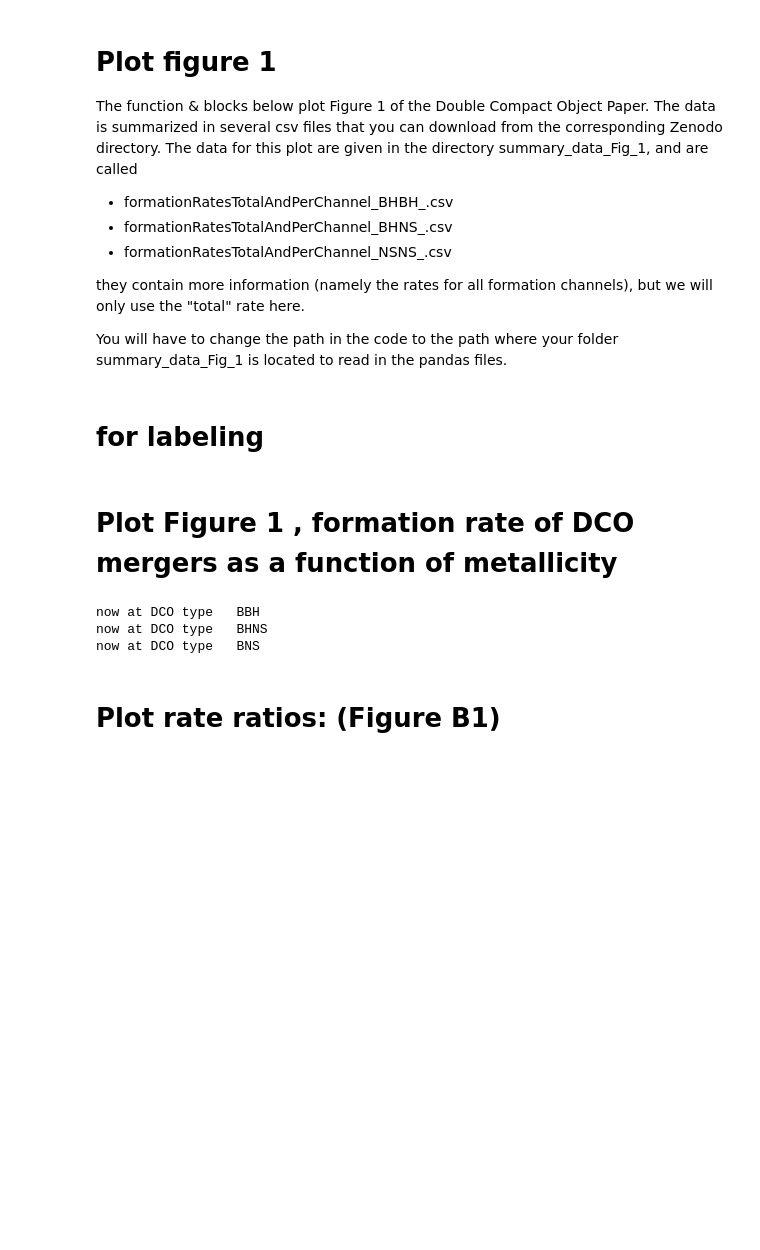
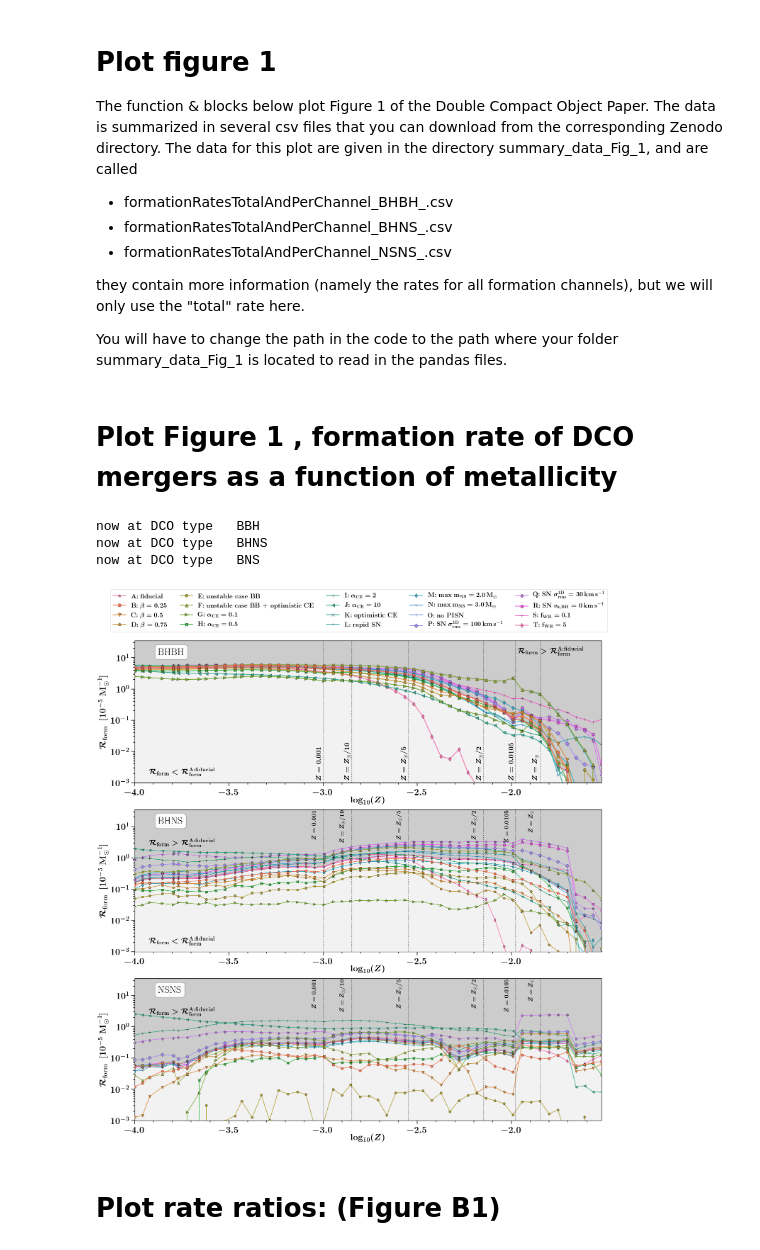
Before and after one commit to FloorBroekgaarden/Double-Compact-Object-Mergers, a Jupyter notebook: plottingCode/Fig_1_and_Fig_A1/make_Fig_1_and_Fig_A1.ipynb, the cells around one changed output. Cells and saved outputs as stored; diff of their text form; code cells hidden in the pictures; blank space fills up the shorter version.

Commit message:
cleaned scripts to make Fig 1, deleted figurs that were old

```diff
--- a/plottingCode/Fig_1_and_Fig_A1/make_Fig_1_and_Fig_A1.ipynb
+++ b/plottingCode/Fig_1_and_Fig_A1/make_Fig_1_and_Fig_A1.ipynb
@@ -103,2 +29,0 @@ def plotFormationChannelsPerMetallicitySingle(axe=[], metallicities=[0.001, 0.33
-# %% [markdown]
-# for labeling
@@ -128,30 +30,33 @@ def plotFormationChannelsPerMetallicitySingle(axe=[], metallicities=[0.001, 0.33
 # %% [markdown]
 # Plot Figure 1 , formation rate of DCO mergers as a function of metallicity
 # %%
-# In a pyramid shape
+
 
 def Reverse(lst):
     return [ele for ele in reversed(lst)]
 
 
-def plotFormationRatePerZ(pathCSVfile='/summary_data_Fig_1', alphabetDirDict=alphabetDirDict):
+def plotFormationRatePerZ(pathCSVfile='../dataFiles/summary_data_Fig_1/', alphabetDirDict=alphabetDirDict):
+    """ plots the formation yield of BHBH, BHNS and NSNS as a function of metallicity
+    it uses as input the formationRatesTotalAndPerChannel datafiles (see Zenodo for files) that
+    should be located in the user-specified directory pathCSVfile
+    alphabetDirDict are the names of the simulated data that one wants to plot,
+    """
 
-
-    ncols=1
-    nrows=3
-    f, ax= plt.subplots(ncols=ncols,nrows=nrows,figsize=(20,20),
+    ncols, nrows = 1, 3  # set figure size and properties
+    f, ax = plt.subplots(ncols=ncols, nrows=nrows, figsize=(20,20),
                   gridspec_kw={"width_ratios":1*np.ones(ncols), "height_ratios":1*np.ones(nrows)})
 
 
 
 
     Types      = ['BBH', 'BHNS',  'BNS']
-    TypesLabels      = ['BHBH', 'BHNS',  'NSNS']
     markershapes = ["*", "o", "v",  "p", "H", "^", ">", 'X', "+","<", 'x', "3","d","1", "|", "D", "P", "X", "+", "d"]
     solar = 0.0142
 
     dictDCOtypeDCOlabel = {'BBH':'BHBH', 'BNS':'NSNS', 'BHNS':'BHNS', 'NSBH':'NSBH'}
 
+    # define metallicity array (these are the metallicities of the simulations)
     metallicities=[0.0001, 0.00011, 0.00012, 0.00014, 0.00016, 0.00017,\
            0.00019, 0.00022, 0.00024, 0.00027, 0.0003, 0.00034, \
            0.00037, 0.00042, 0.00047, 0.00052, 0.00058, 0.00065,\
@@ -160,7 +65,6 @@ def plotFormationRatePerZ(pathCSVfile='/summary_data_Fig_1', alphabetDirDict=alp
            0.00272, 0.00303, 0.00339, 0.00378, 0.00422, 0.00471, \
            0.00526, 0.00587, 0.00655, 0.00732, 0.00817, 0.00912, \
            0.01018, 0.01137, 0.01269, 0.01416, 0.01581, 0.01765, 0.01971, 0.022, 0.0244, 0.02705, 0.03]
-
     log10metallicities= np.log10(np.asarray(metallicities))
 
 
@@ -200,28 +104,24 @@ def plotFormationRatePerZ(pathCSVfile='/summary_data_Fig_1', alphabetDirDict=alp
             if ind_t==0:
                 lw=2
                 ms = 9
-            else:
-                lw=1.5
-                ms = 7
             axe.plot(log10metallicities, upperY*1e5, color=BPScolors[ind_m], \
                       lw=lw, alpha=1, marker=markershapes[ind_m], markersize=ms,markeredgecolor='k',mew=0.5,\
                             linestyle='-', zorder=zorderlist[ind_m], label=labelname)
 
 
-#             without gray lines, but with facecolor between fiducial
+            # add facecolor to indicate regions above and below fiducial formation yields
             if ind_m==0:
                 axe.fill_between(log10metallicities, (1E-3)*np.ones_like(upperY), upperY*1e5, color='gray', alpha=0.1)
                 axe.fill_between(log10metallicities,  upperY*1e5, (100)*np.ones_like(upperY),color='gray', alpha=0.4)
 
 
-
-
-        y_top=35
+        y_top=35  # max Y value to plot
         if ind_t ==0:
+            # get legend labels
             handles, labels = axe.get_legend_handles_labels()
 
 
-        # plot Z values for some fixed metallicities
+        # plot Z values for some fixed metallicities as vertical lines
 #         text_list = [r'$Z_{\rm{i}}=Z_{\odot}$', r'$Z_{\rm{i}}=Z_{\odot}/2$', \
 #                      r'$Z_{\rm{i}}=Z_{\odot}/5$',  r'$Z_{\rm{i}}=Z_{\odot}/10$',\
 #                      r'$Z_{\rm{i}}=0.001$', r'$Z_{\rm{i}}=0.0105$']
@@ -235,15 +135,16 @@ def plotFormationRatePerZ(pathCSVfile='/summary_data_Fig_1', alphabetDirDict=alp
                              c='k',\
                              lw=1.2, alpha=1, linestyle=':', zorder=100)
 
+            # add metallicity values as text to metallicity lines
             if ind_t==0:
                 axe.text(zz-0.038, 1.2*0.001, s=text_list[zz_ind], fontsize=fs, rotation=90, verticalalignment='bottom')
             else:
                 axe.text(zz-0.061, y_top-0.5, s=text_list[zz_ind], fontsize=fs-3, rotation=90, verticalalignment='top')
 
 
-#         nameX = r'$\log_{10}(Z_{\rm{i}})$'
+        # set axes name
+#       nameX = r'$\log_{10}(Z_{\rm{i}})$'  # uncomment to change to Z with i subscript
         nameX = r'$\log_{10}(Z)$'
-
         nameY = r'$\mathcal{R}_{\rm{form}}  \ \  [10^{-5}\ \rm{M}_{\odot}^{-1}]\   $'
         axe = layoutAxes(axe, nameX=nameX, nameY=nameY)
 
@@ -254,37 +155,40 @@ def plotFormationRatePerZ(pathCSVfile='/summary_data_Fig_1', alphabetDirDict=alp
         axe.set_ylim(bottom=0.001,top=y_top)
 
 
-        # add which DCO type we are plotting in the top left
+        # add box with label to indicate which DCO type we are plotting in the top left of each panel
         bbox_props = dict(boxstyle="round", fc="w", ec="0.5", alpha=0.95)
-        axe.annotate(r'%s'%(TypesLabels[ind_t]), xy=(0.05, .95), xycoords='axes fraction', fontsize = fs+8, weight = 'bold', ha='left', va="top",bbox=bbox_props)
+        axe.annotate(r'%s'%(DCOname), xy=(0.05, .95), xycoords='axes fraction', fontsize = fs+8, weight = 'bold', ha='left', va="top",bbox=bbox_props)
 
         # add a label for the gray areas in the background
         if ind_t in [1,2]:
             axe.annotate(r'$\mathcal{R}_{\rm{form}} > \mathcal{R}_{\rm{form}}^{\rm{A:fiducial}} $', xy=(0.03, .79), xycoords='axes fraction', fontsize = fs+2, weight = 'bold', ha='left', va="top")
         if ind_t in [0,1]:
             axe.annotate(r'$\mathcal{R}_{\rm{form}} < \mathcal{R}_{\rm{form}}^{\rm{A:fiducial}} $', xy=(0.03, .1),  xycoords='axes fraction', fontsize = fs+2, weight = 'bold', ha='left', va="top")
             if ind_t==0:
                 axe.annotate(r'$\mathcal{R}_{\rm{form}} > \mathcal{R}_{\rm{form}}^{\rm{A:fiducial}} $', xy=(0.82, .95), xycoords='axes fraction', fontsize = fs+2, weight = 'bold', ha='left', va="top")
 
 
     # add legend,
     plt.tight_layout()
     lgd2=plt.legend(handles, labels , fontsize=18, ncol=5,\
          bbox_to_anchor=(1.02, 3.76)) #,  markerscale=3., scatterpoints=1)
 
 
     # save as png and pdf,
     plt.savefig('./FormationRateAllModels3panels_vertical.png', bbox_extra_artists=(lgd2,), bbox_inches='tight', dpi = 600)
     plt.savefig('./FormationRateAllModels3panels_vertical.pdf', bbox_extra_artists=(lgd2,), bbox_inches='tight')
     plt.show()
     plt.close()
 
+
+
 # plot Figure for Formation yield of DCO mergers as a function of metallicity
 plotFormationRatePerZ(pathCSVfile='/Users/floorbroekgaarden/Projects/GitHub/Double-Compact-Object-Mergers/dataFiles/summary_data_Fig_1/', alphabetDirDict=alphabetDirDict)
 # %% [output]
 now at DCO type   BBH
 now at DCO type   BHNS
 now at DCO type   BNS
+[figure, added]
 # %% [markdown]
 # Plot rate ratios: (Figure B1)
 # %%
```
Also changed, not shown: parts of 6 cells of this notebook, 14 other files.
